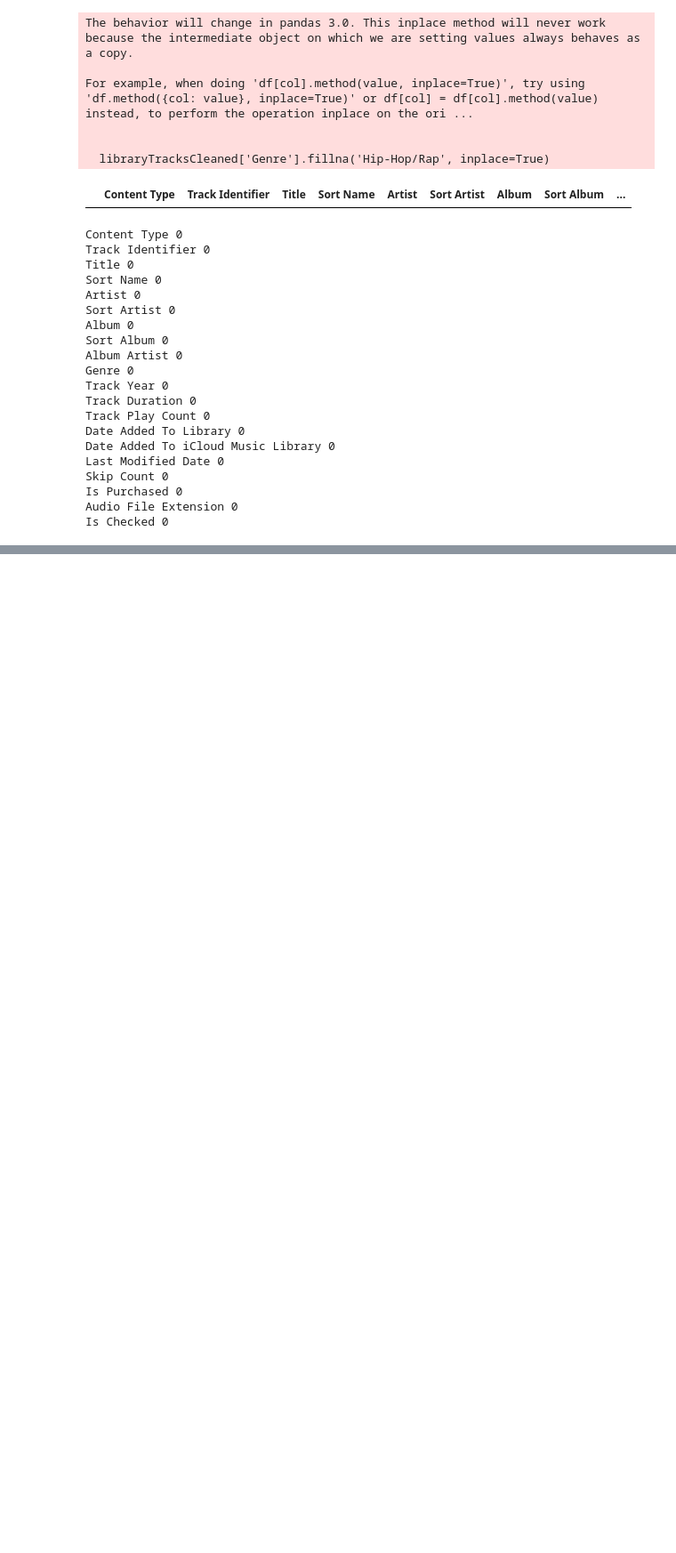
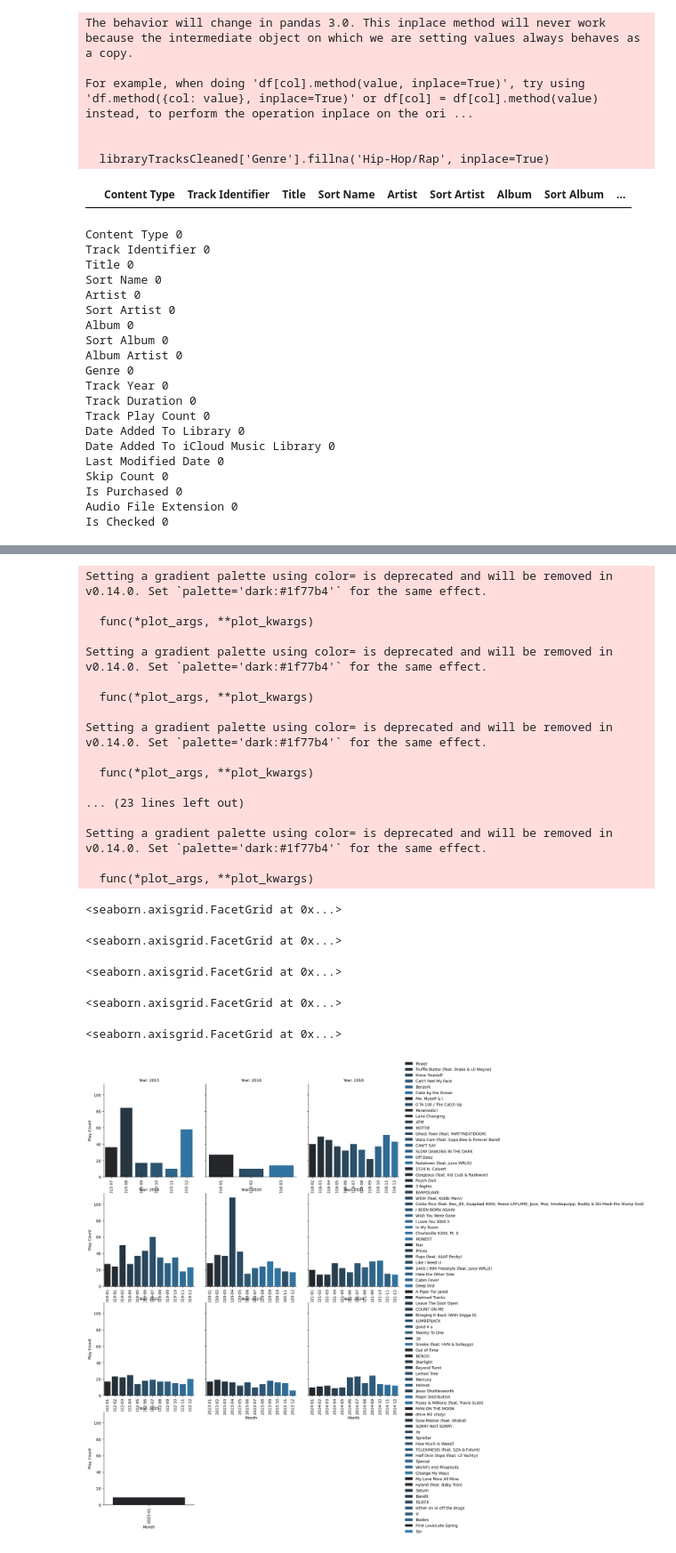
Before and after one commit to kurt-jr/Genius, a Jupyter notebook: AppleMusic.ipynb, the cells around one changed output, grey strips where cells are left out. Shown at 89% size. Drawn from its saved outputs; the diff is of its cells as text; code cells hidden in the pictures; blank space fills up the shorter version.

Commit message:
created personalized insights

```diff
--- a/AppleMusic.ipynb
+++ b/AppleMusic.ipynb
@@ -314,0 +380,26 @@ Is Checked 0
+# %%
+pd.set_option('display.max_rows', 15) # display only 15 rows
+# Ensure 'Date Played' is in datetime format
+dailyPlayCleaned['Date Played'] = pd.to_datetime(dailyPlayCleaned['Date Played'], errors='coerce')
+dailyPlayCleaned['Month'] = dailyPlayCleaned['Date Played'].dt.to_period('M')
+dailyPlayCleaned[['Artist', 'Title']] = dailyPlayCleaned['Track Description'].str.split(' - ', n=1, expand=True)
+# Personalized Insights
+# Most played song/artist each month
+top_songs_monthly = dailyPlayCleaned.groupby(['Month', 'Title'])['Play Count'].sum().reset_index()
+top_songs_monthly = top_songs_monthly.loc[top_songs_monthly.groupby('Month')['Play Count'].idxmax()]
+print("Most Played Song Each Month:\n", top_songs_monthly)
+
+top_artists_monthly = dailyPlayCleaned.groupby(['Month', 'Artist'])['Play Count'].sum().reset_index()
+top_artists_monthly = top_artists_monthly.loc[top_artists_monthly.groupby('Month')['Play Count'].idxmax()]
+print("Most Played Artist Each Month:\n", top_artists_monthly)
+
+# Songs you’ve outgrown: High play counts in the past but none recently
+past_songs = dailyPlayCleaned[dailyPlayCleaned['Date Played'] < '2024-01-01'].groupby('Title')['Play Count'].sum()
+recent_songs = dailyPlayCleaned[dailyPlayCleaned['Date Played'] >= '2024-01-01']['Title'].unique()
+outgrown_songs = past_songs[~past_songs.index.isin(recent_songs)]
+print("Songs You’ve Outgrown:\n", outgrown_songs)
+
+# Longest listening streaks
+dailyPlayCleaned['Consecutive'] = dailyPlayCleaned['Date Played'].diff().dt.days.eq(1).cumsum()
+longest_streak = dailyPlayCleaned.groupby('Consecutive')['Date Played'].count().max()
+print(f"Longest Listening Streak: {longest_streak} days")
@@ -314,0 +424,35 @@ Is Checked 0
+# %%
+# Extract year from 'Month'
+top_songs_monthly['Year'] = top_songs_monthly['Month'].dt.year
+
+g = sns.FacetGrid(top_songs_monthly, col='Year', col_wrap=3, height=4, sharex=False, sharey=True)
+g.map_dataframe(sns.barplot, x='Month', y='Play Count', hue='Title', dodge=False)
+g.set_xticklabels(rotation=90)
+g.set_axis_labels('Month', 'Play Count')
+g.set_titles(col_template="Year: {col_name}")
+g.add_legend()
+plt.show()
+# %% [output]
+Setting a gradient palette using color= is deprecated and will be removed in v0.14.0. Set `palette='dark:#1f77b4'` for the same effect.
+
+  func(*plot_args, **plot_kwargs)
+
+Setting a gradient palette using color= is deprecated and will be removed in v0.14.0. Set `palette='dark:#1f77b4'` for the same effect.
+
+  func(*plot_args, **plot_kwargs)
+
+Setting a gradient palette using color= is deprecated and will be removed in v0.14.0. Set `palette='dark:#1f77b4'` for the same effect.
+
+  func(*plot_args, **plot_kwargs)
+
+... (23 lines left out)
+
+Setting a gradient palette using color= is deprecated and will be removed in v0.14.0. Set `palette='dark:#1f77b4'` for the same effect.
+
+  func(*plot_args, **plot_kwargs)
+<seaborn.axisgrid.FacetGrid at 0x...>
+<seaborn.axisgrid.FacetGrid at 0x...>
+<seaborn.axisgrid.FacetGrid at 0x...>
+<seaborn.axisgrid.FacetGrid at 0x...>
+<seaborn.axisgrid.FacetGrid at 0x...>
+[figure, added]
```
Also changed, not shown: parts of 11 cells of this notebook.
